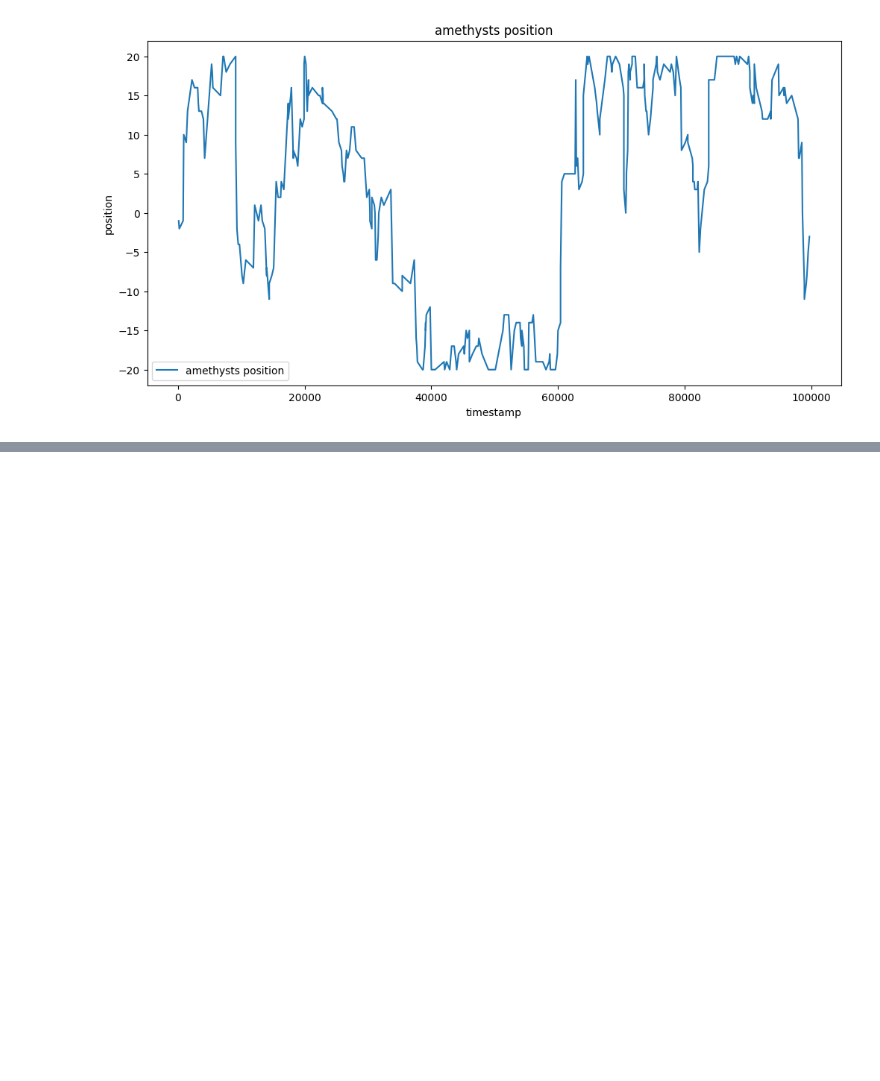
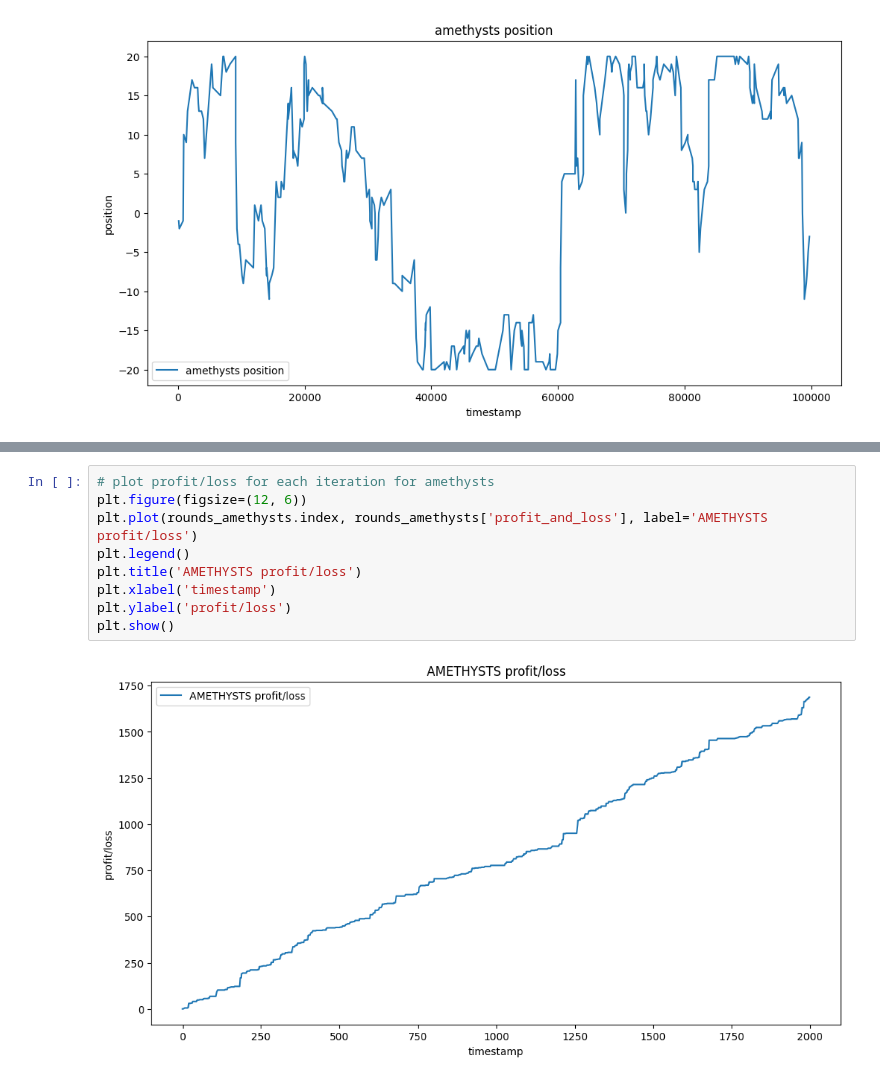
Before and after one commit to johannesfuest/prosperity-2, a Jupyter notebook: analysis/trades_analysis.ipynb, the cells around one changed output, grey strips where cells are left out. Cells and saved outputs as stored; diff of their text form; blank space fills up the shorter version.

```diff
--- a/analysis/trades_analysis.ipynb
+++ b/analysis/trades_analysis.ipynb
@@ -128,0 +155,11 @@ plt.show()
+# %%
+# plot profit/loss for each iteration for amethysts
+plt.figure(figsize=(12, 6))
+plt.plot(rounds_amethysts.index, rounds_amethysts['profit_and_loss'], label='AMETHYSTS profit/loss')
+plt.legend()
+plt.title('AMETHYSTS profit/loss')
+plt.xlabel('timestamp')
+plt.ylabel('profit/loss')
+plt.show()
+# %% [output]
+[figure, added]
```
Also changed, not shown: parts of 5 cells of this notebook, 1 other file.
